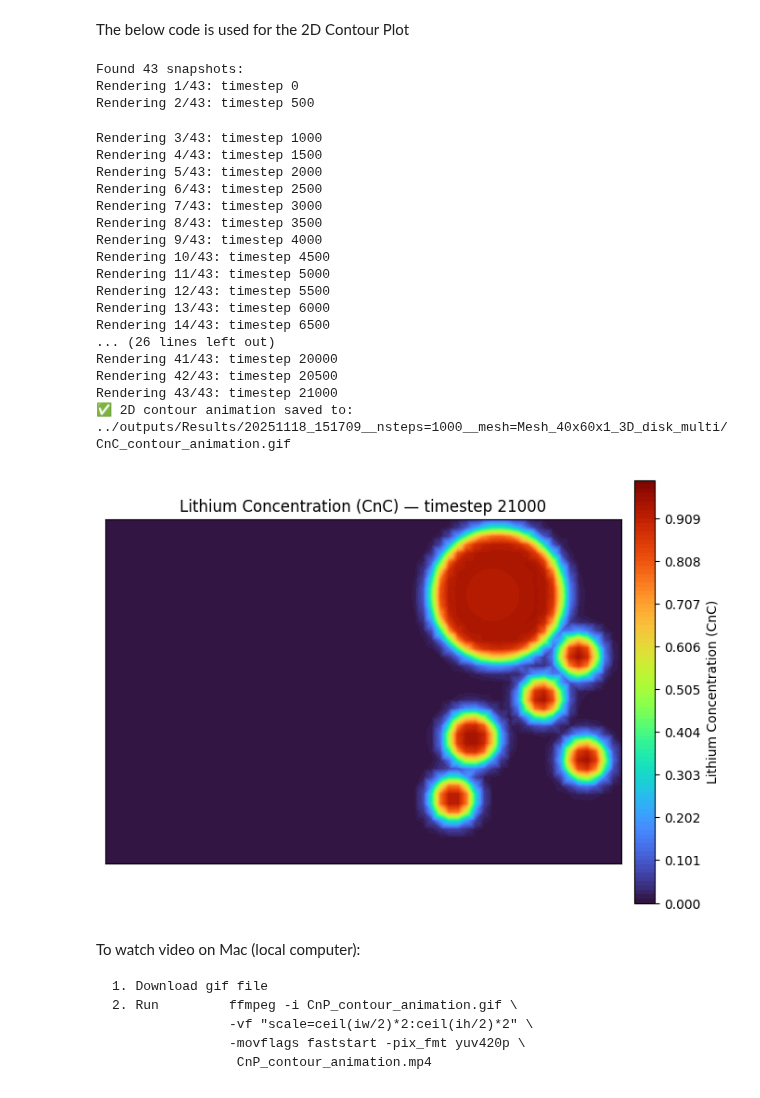
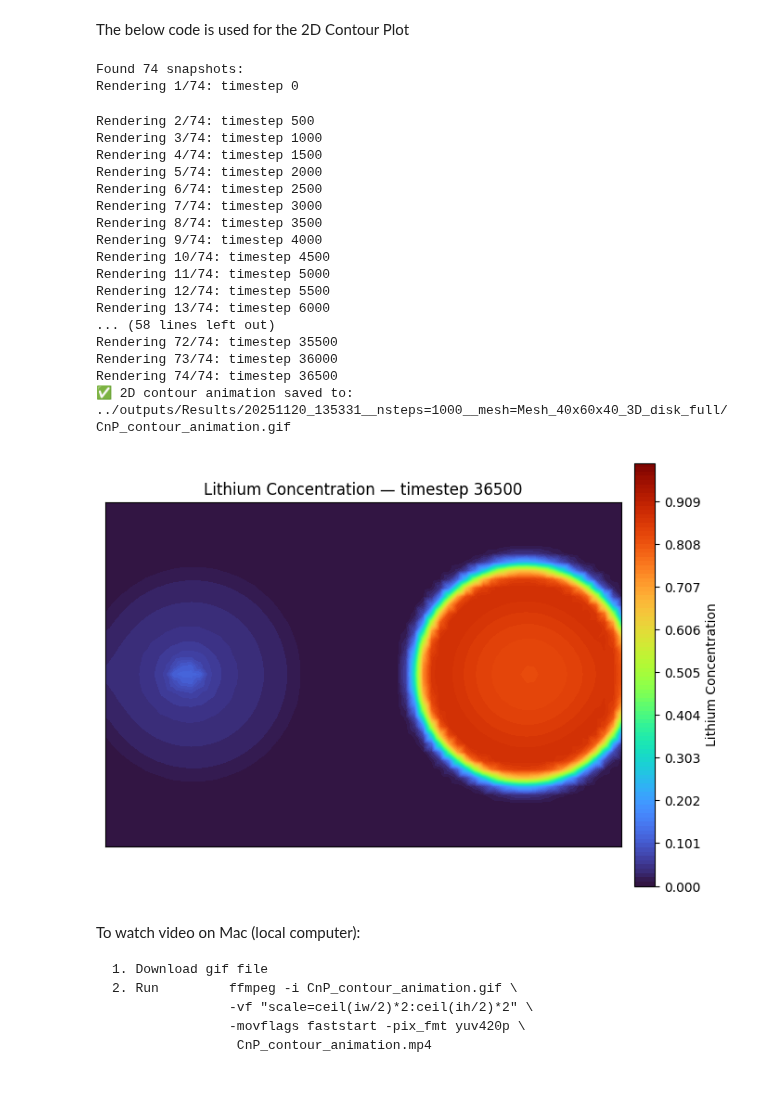
Before and after one commit to HCY-Group/BESFEM, a Jupyter notebook: BESFEM/plotting/timestep_plot.ipynb, the cells around one changed output. Drawn from its saved outputs; the diff is of its cells as text; code cells hidden in the pictures.

```diff
--- a/BESFEM/plotting/timestep_plot.ipynb
+++ b/BESFEM/plotting/timestep_plot.ipynb
@@ -118,10 +118,10 @@ import glob, os
 from matplotlib.colors import Normalize
 
 # --- USER SETTINGS ---
-result_dir = "../outputs/Results/20251118_151709__nsteps=1000__mesh=Mesh_40x60x1_3D_disk_multi"
+result_dir = "../outputs/Results/20251120_135331__nsteps=1000__mesh=Mesh_40x60x40_3D_disk_full"
 mesh_file = os.path.join(result_dir, "pmesh_00000")
-pattern = os.path.join(result_dir, "CnC_[0-9]*")
-output_gif = os.path.join(result_dir, "CnC_contour_animation.gif")
+pattern = os.path.join(result_dir, "CnP_[0-9]*")
+output_gif = os.path.join(result_dir, "CnP_contour_animation.gif")
 
 # --- Load mesh once ---
 mesh = mfem.Mesh()
@@ -160,58 +160,57 @@ levels = np.linspace(0, 1, 100)
 # Dummy contour for fixed 0–1 colorbar
 dummy = ax.tricontourf(X, Y, np.zeros_like(X), levels=levels, cmap='turbo', norm=norm)
 cbar = fig.colorbar(dummy, ax=ax, shrink=0.8, pad=0.02)
-cbar.set_label("Lithium Concentration (CnC)")
+cbar.set_label("Lithium Concentration")
 ax.clear()
 
 # --- Create GIF writer ---
 with imageio.get_writer(output_gif, mode='I', fps=5) as writer:
     for i, fname in enumerate(files):
         step_str = os.path.basename(fname).split("_")[-1]
         timestep = int(step_str)
         print(f"Rendering {i+1}/{len(files)}: timestep {timestep}")
 
         # Load MFEM GridFunction data
         gf = mfem.GridFunction(mesh, fname)
         Z = gf.GetDataArray()
 
         Z = np.clip(Z, 0.0, 1.0) # Forcing values within [0, 1]
 
         ax.clear()
         cntr = ax.tricontourf(X, Y, Z, levels=levels, cmap='turbo', norm=norm)
         ax.set_aspect('equal', adjustable='box')
         ax.set_xticks([]); ax.set_yticks([])
-        ax.set_title(f"Lithium Concentration (CnC) — timestep {timestep}")
+        ax.set_title(f"Lithium Concentration — timestep {timestep}")
 
         # Save frame to temp file
         frame_path = "temp_frame.png"
         plt.savefig(frame_path, dpi=100, bbox_inches='tight')
         writer.append_data(imageio.imread(frame_path))
 
 # Clean up temporary frame
 os.remove("temp_frame.png")
 print(f"✅ 2D contour animation saved to: {output_gif}")
 # %% [output]
-Found 43 snapshots:
-Rendering 1/43: timestep 0
-Rendering 2/43: timestep 500
+Found 74 snapshots:
+Rendering 1/74: timestep 0
-Rendering 3/43: timestep 1000
-Rendering 4/43: timestep 1500
-Rendering 5/43: timestep 2000
-Rendering 6/43: timestep 2500
-Rendering 7/43: timestep 3000
-Rendering 8/43: timestep 3500
-Rendering 9/43: timestep 4000
-Rendering 10/43: timestep 4500
-Rendering 11/43: timestep 5000
-Rendering 12/43: timestep 5500
-Rendering 13/43: timestep 6000
-Rendering 14/43: timestep 6500
-... (26 lines left out)
-Rendering 41/43: timestep 20000
-Rendering 42/43: timestep 20500
-Rendering 43/43: timestep 21000
-✅ 2D contour animation saved to: ../outputs/Results/20251118_151709__nsteps=1000__mesh=Mesh_40x60x1_3D_disk_multi/CnC_contour_animation.gif
+Rendering 2/74: timestep 500
+Rendering 3/74: timestep 1000
+Rendering 4/74: timestep 1500
+Rendering 5/74: timestep 2000
+Rendering 6/74: timestep 2500
+Rendering 7/74: timestep 3000
+Rendering 8/74: timestep 3500
+Rendering 9/74: timestep 4000
+Rendering 10/74: timestep 4500
+Rendering 11/74: timestep 5000
+Rendering 12/74: timestep 5500
+Rendering 13/74: timestep 6000
+... (58 lines left out)
+Rendering 72/74: timestep 35500
+Rendering 73/74: timestep 36000
+Rendering 74/74: timestep 36500
+✅ 2D contour animation saved to: ../outputs/Results/20251120_135331__nsteps=1000__mesh=Mesh_40x60x40_3D_disk_full/CnP_contour_animation.gif
-[figure, old version]
+[figure, new version]
 # %% [markdown]
 To watch video on Mac (local computer):
 
```
Also changed, not shown: 24 other files.
